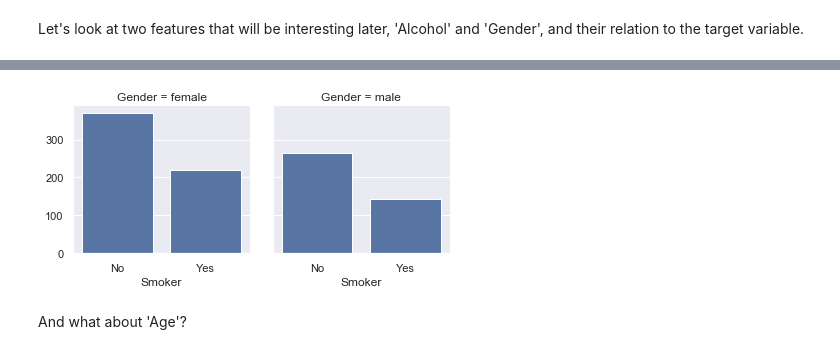
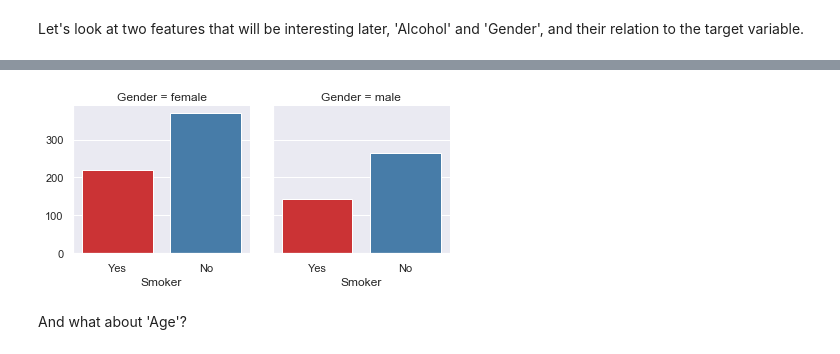
Before and after one commit to Shakk17/SmokerPredictor, a Jupyter notebook: data_analysis.ipynb, the cells around one changed output, grey strips where cells are left out. Cells and saved outputs as stored; diff of their text form; code cells hidden in the pictures.

```diff
--- a/data_analysis.ipynb
+++ b/data_analysis.ipynb
@@ -107,8 +114,8 @@ g.map(sns.countplot, "Smoker");
 # %%
 g = sns.FacetGrid(data, col="Gender")
-g.map(sns.countplot, "Smoker");
+g.map(sns.countplot, "Smoker", palette='Set1', order=['Yes', 'No']);
 # %% [output]
-[figure, old version]
+[figure, new version]
 # %% [markdown]
 And what about 'Age'?
 # %%
```
Also changed, not shown: parts of 10 cells of this notebook, 1 other file.
